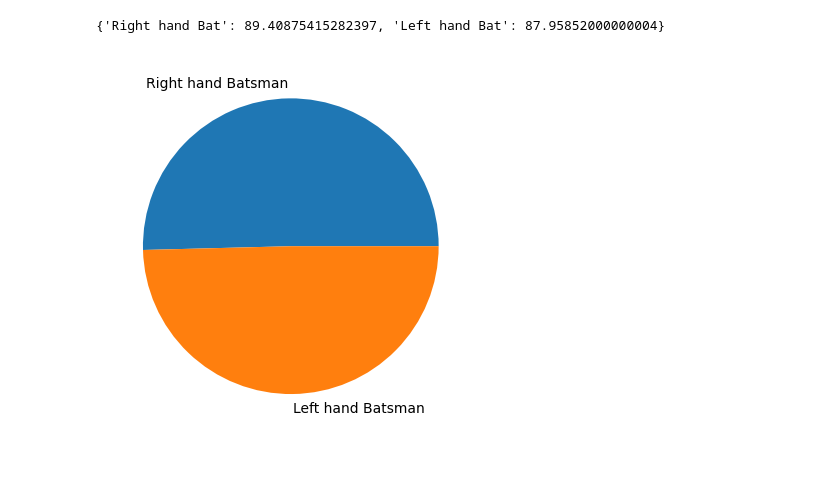
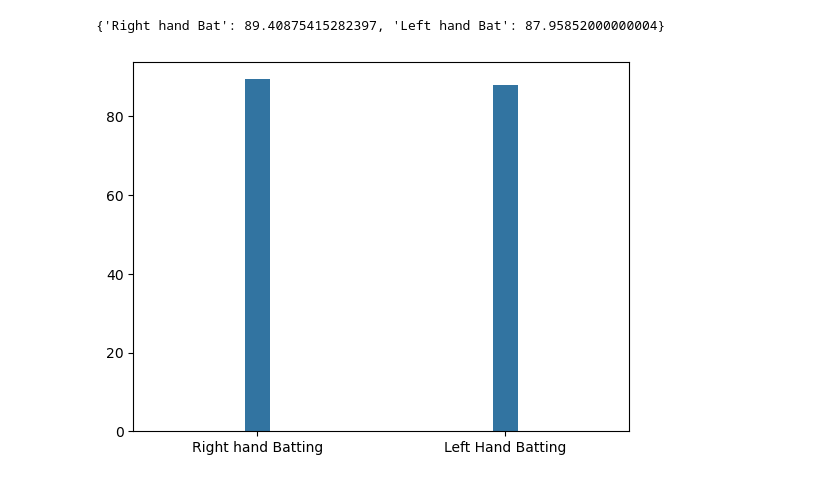
Before and after one commit to bheemisme/icc-t20-world-cup-dashboard, a Jupyter notebook: index.ipynb, the cells around one changed output. Saved outputs shown, nothing was run; the diff lists cells and outputs as text; code cells hidden in the pictures.

Commit message:
added batting, bowling and teams analytics

```diff
--- a/index.ipynb
+++ b/index.ipynb
@@ -16,10 +16,10 @@ import matplotlib.pyplot as plt
 import seaborn as sns
 import numpy as np
 # %%
-batting = pd.read_csv('./data/batting.csv')
-bowling = pd.read_csv('./data/bowling.csv')
-match = pd.read_csv('./data/match.csv')
-player = pd.read_csv('./data/player.csv')
+batting = pd.read_csv('./data/Batting summaries for every match.csv')
+bowling = pd.read_csv('./data/Bowling summaries for every match.csv')
+match = pd.read_csv('./data/Match Summary.csv')
+player = pd.read_csv('./data/Player_Info T20 WC 2024.csv')
 # %%
 batting.info()
 # %% [output]
@@ -140,6 +140,9 @@ age               0
 batting_style     0
 bowling_style    38
 dtype: int64
+# %%
+batting['SR'] =batting['SR'].replace('-', np.nan)
+batting['SR']=  pd.to_numeric(batting['SR'])
 # %% [markdown]
 ### Feature Engineering
 # %%
@@ -337,11 +338,13 @@ batting_style_scores
 # %% [output]
 {'Right hand Bat': 89.40875415282397, 'Left hand Bat': 87.95852000000004}
 # %%
-plt.pie(x=[batting_style_scores['Right hand Bat'],
-           batting_style_scores['Left hand Bat']],
-        labels=['Right hand Batsman', 'Left hand Batsman'],
 
-        )
+sns.barplot(
+    x=['Right hand Batting', 'Left Hand Batting'],
+    y=[batting_style_scores['Right hand Bat'], batting_style_scores['Left hand Bat']],
+    width=0.1
+)
+
 plt.show()
 # %% [output]
-[figure, old version]
+[figure, new version]
```
Also changed, not shown: parts of 12 cells of this notebook, 9 other files.
